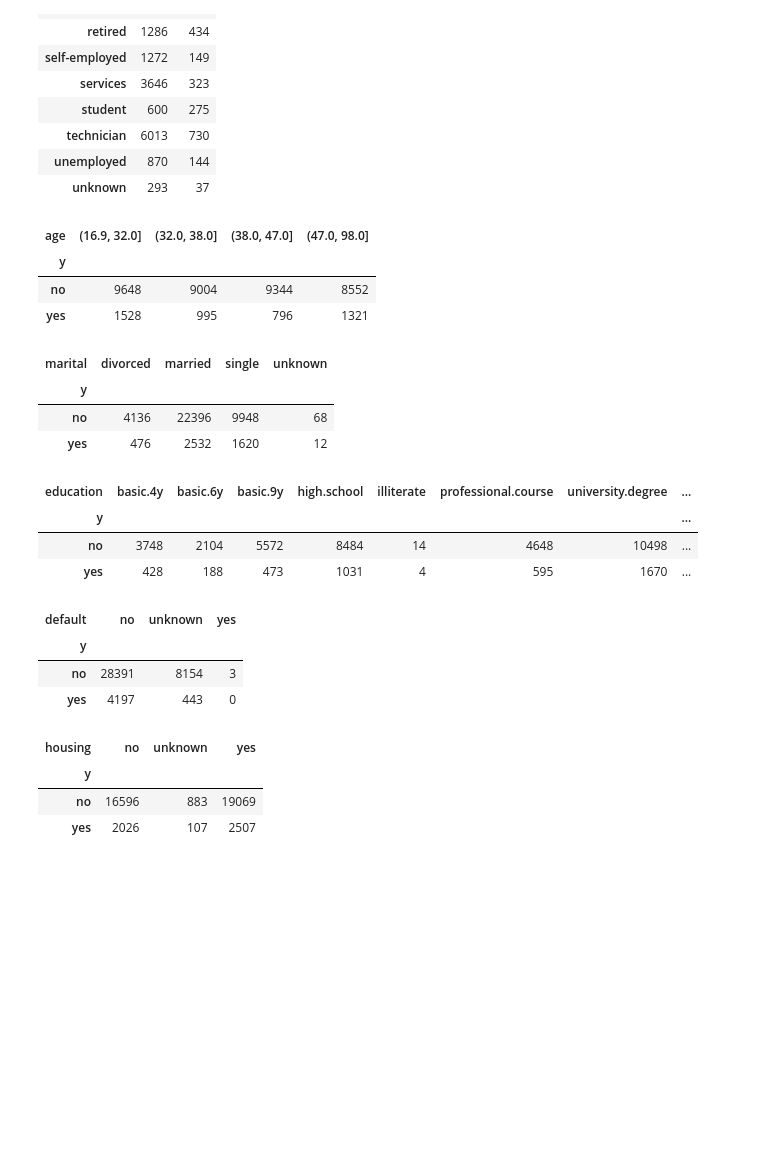
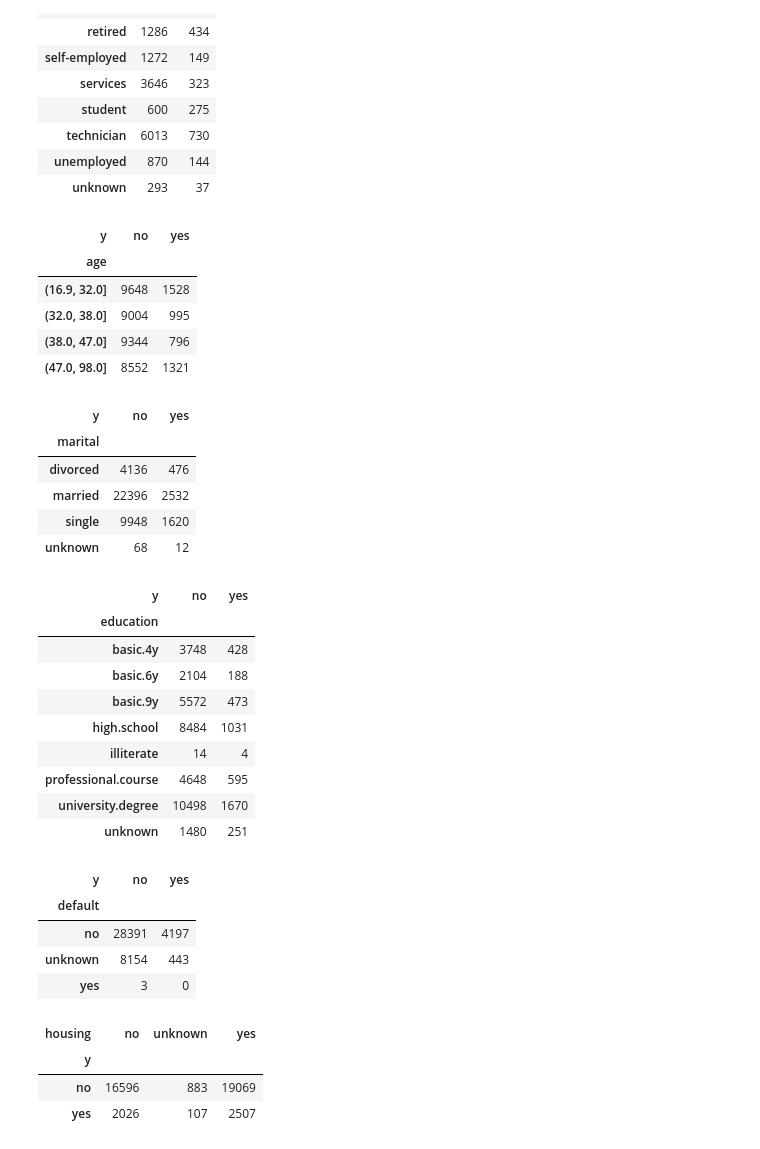
Before and after one commit to AmeeAyco/BANK-DATA-MARKETING-, a Jupyter notebook: MAN_203_S1.ipynb, the cells around one changed output. Saved outputs shown, nothing was run; the diff lists cells and outputs as text; code cells hidden in the pictures; blank space fills up the shorter version.

```diff
--- a/MAN_203_S1.ipynb
+++ b/MAN_203_S1.ipynb
@@ -358,31 +358,42 @@ pd.crosstab(df_Bank_Data['job'], df_Bank_Data['y'])
 | unemployed | 870 | 144 |
 | unknown | 293 | 37 |
 # %%
-pd.crosstab( df_Bank_Data['y'],bankdataset_binned['age'])
+pd.crosstab( bankdataset_binned['age'],df_Bank_Data['y'])
 # %% [output]
-| age | (16.9, 32.0] | (32.0, 38.0] | (38.0, 47.0] | (47.0, 98.0] |
-| y |  |  |  |  |
-| no | 9648 | 9004 | 9344 | 8552 |
-| yes | 1528 | 995 | 796 | 1321 |
+| y | no | yes |
+| age |  |  |
+| (16.9, 32.0] | 9648 | 1528 |
+| (32.0, 38.0] | 9004 | 995 |
+| (38.0, 47.0] | 9344 | 796 |
+| (47.0, 98.0] | 8552 | 1321 |
 # %%
-pd.crosstab(df_Bank_Data['y'], df_Bank_Data['marital'])
+pd.crosstab( df_Bank_Data['marital'],df_Bank_Data['y'])
 # %% [output]
-| marital | divorced | married | single | unknown |
-| y |  |  |  |  |
-| no | 4136 | 22396 | 9948 | 68 |
-| yes | 476 | 2532 | 1620 | 12 |
+| y | no | yes |
+| marital |  |  |
+| divorced | 4136 | 476 |
+| married | 22396 | 2532 |
+| single | 9948 | 1620 |
+| unknown | 68 | 12 |
 # %%
-pd.crosstab(df_Bank_Data['y'], df_Bank_Data['education'])
+pd.crosstab(df_Bank_Data['education'],df_Bank_Data['y'] )
 # %% [output]
-| education | basic.4y | basic.6y | basic.9y | high.school | illiterate | professional.course | university.degree | ... |
-| y |  |  |  |  |  |  |  | ... |
-| no | 3748 | 2104 | 5572 | 8484 | 14 | 4648 | 10498 | ... |
-| yes | 428 | 188 | 473 | 1031 | 4 | 595 | 1670 | ... |
+| y | no | yes |
+| education |  |  |
+| basic.4y | 3748 | 428 |
+| basic.6y | 2104 | 188 |
+| basic.9y | 5572 | 473 |
+| high.school | 8484 | 1031 |
+| illiterate | 14 | 4 |
+| professional.course | 4648 | 595 |
+| university.degree | 10498 | 1670 |
+| unknown | 1480 | 251 |
 # %%
-pd.crosstab(df_Bank_Data['y'], df_Bank_Data['default'])
+pd.crosstab(df_Bank_Data['default'],df_Bank_Data['y'] )
 # %% [output]
-| default | no | unknown | yes |
-| y |  |  |  |
-| no | 28391 | 8154 | 3 |
-| yes | 4197 | 443 | 0 |
+| y | no | yes |
+| default |  |  |
+| no | 28391 | 4197 |
+| unknown | 8154 | 443 |
+| yes | 3 | 0 |
 # %%
```
Also changed, not shown: parts of 14 cells of this notebook.
